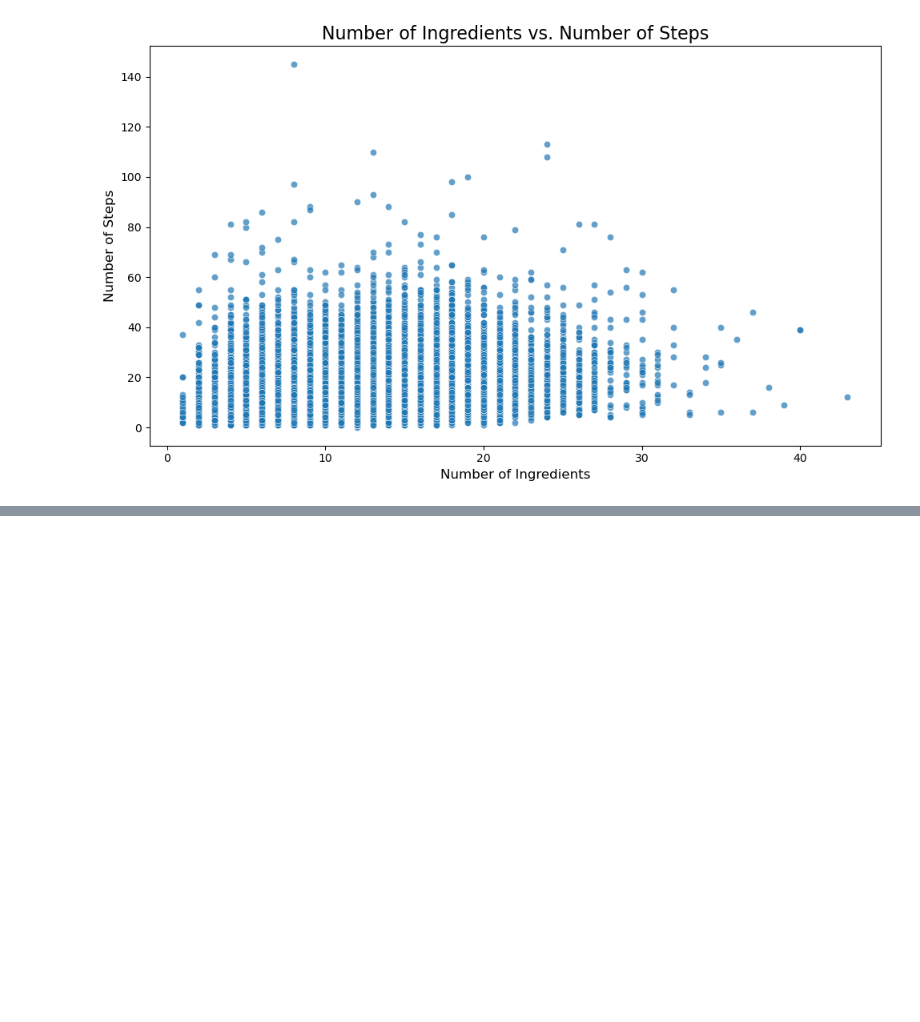
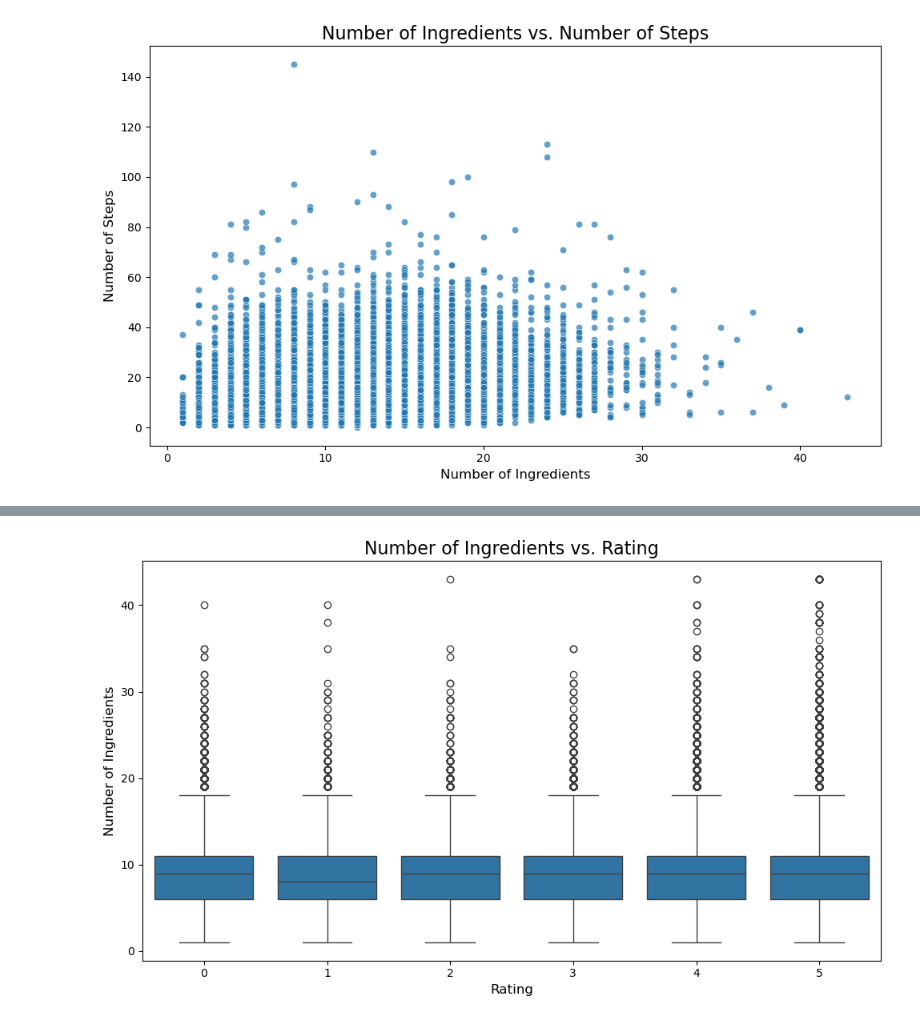
Before and after one commit to nathanielgberg/CSE-258, a Jupyter notebook: Assignment2.ipynb, the cells around one changed output, grey strips where cells are left out. Saved outputs shown, nothing was run; the diff lists cells and outputs as text; code cells hidden in the pictures; blank space fills up the shorter version.

```diff
--- a/Assignment2.ipynb
+++ b/Assignment2.ipynb
@@ -92,0 +141,10 @@ plt.show()
+# %%
+plt.figure(figsize=(10, 6))
+sns.boxplot(x='rating', y='n_ingredients', data=merged_df)
+plt.title("Number of Ingredients vs. Rating", fontsize=16)
+plt.xlabel("Rating", fontsize=12)
+plt.ylabel("Number of Ingredients", fontsize=12)
+plt.tight_layout()
+plt.show()
+# %% [output]
+[figure, added]
```
Also changed, not shown: parts of 7 cells of this notebook.
